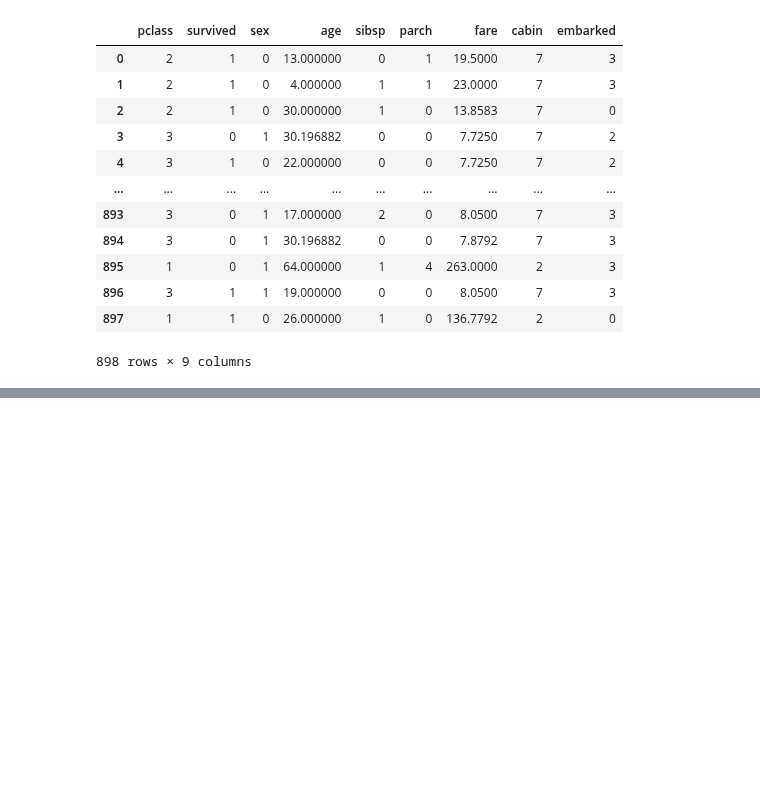
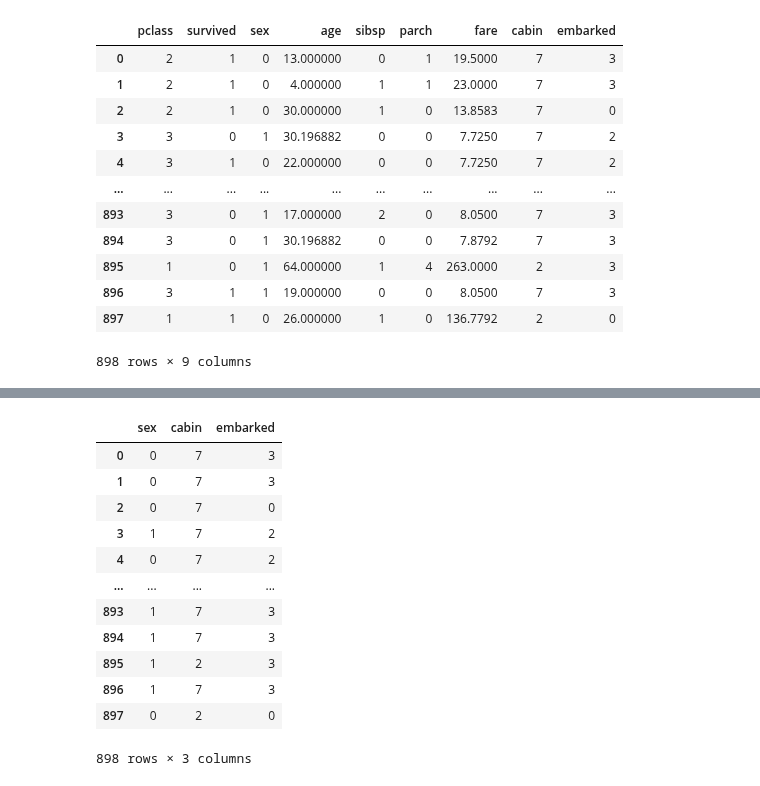
Before and after one commit to jinhuioh/Hi_ai, a Jupyter notebook: data10/K-Fold.ipynb, the cells around one changed output, grey strips where cells are left out. Saved outputs shown, nothing was run; the diff lists cells and outputs as text; code cells hidden in the pictures; blank space fills up the shorter version.

```diff
--- a/data10/K-Fold.ipynb
+++ b/data10/K-Fold.ipynb
@@ -280,0 +542,17 @@ titanic_df3
+# %%
+#int형이라 안될 때!
+pd.get_dummies(titanic_df3.loc[:, ['sex', 'cabin', 'embarked']])
+# %% [output]
+|  | sex | cabin | embarked |
+| 0 | 0 | 7 | 3 |
+| 1 | 0 | 7 | 3 |
+| 2 | 0 | 7 | 0 |
+| 3 | 1 | 7 | 2 |
+| 4 | 0 | 7 | 2 |
+| ... | ... | ... | ... |
+| 893 | 1 | 7 | 3 |
+| 894 | 1 | 7 | 3 |
+| 895 | 1 | 2 | 3 |
+| 896 | 1 | 7 | 3 |
+| 897 | 0 | 2 | 0 |
+898 rows × 3 columns
```
Also changed, not shown: parts of 36 cells of this notebook, 4 other files.
